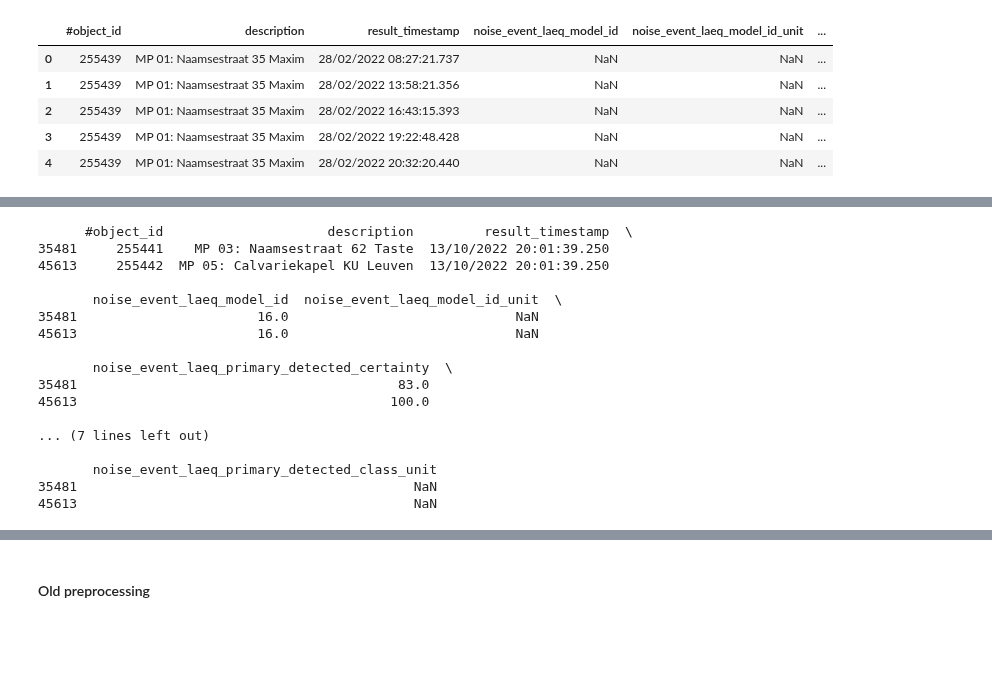
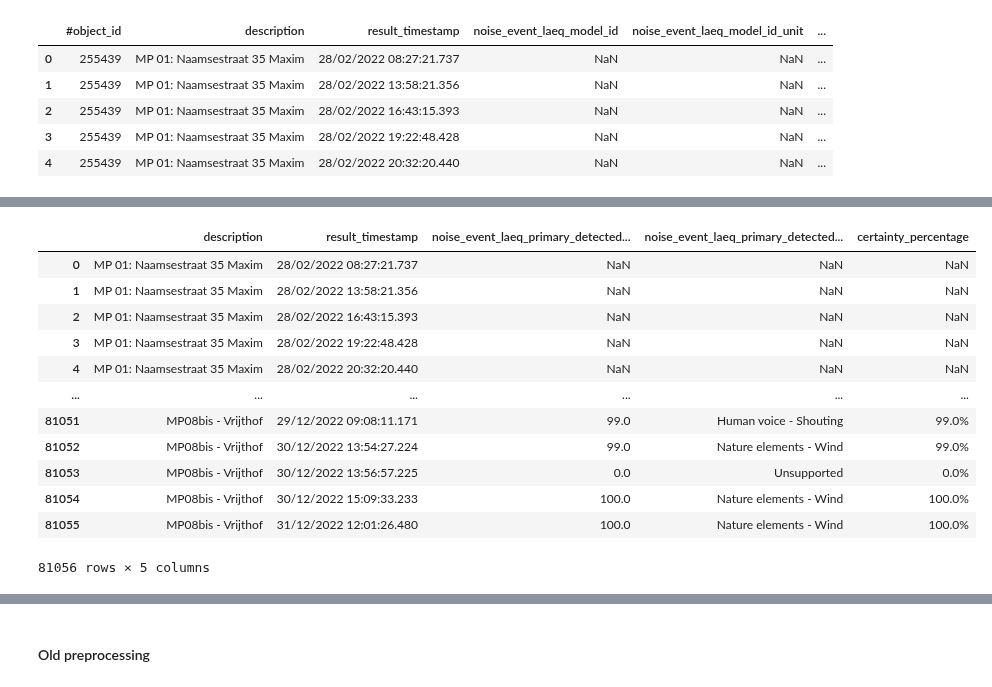
Before and after one commit to lennertvanh/MDA-Georgia, a Jupyter notebook: Preprocessing/Preprocessing.ipynb, the cells around one changed output, grey strips where cells are left out. Cells and saved outputs as stored; diff of their text form; code cells hidden in the pictures; blank space fills up the shorter version.

Commit message:
exported merged data for jan

```diff
--- a/Preprocessing/Preprocessing.ipynb
+++ b/Preprocessing/Preprocessing.ipynb
@@ -949,23 +927,18 @@ Name: result_timestamp, Length: 81053, dtype: int64
-# %%
-filtered_df = combined_event[combined_event['result_timestamp'] == '13/10/2022 20:01:39.250']
-
-# Print the filtered DataFrame
-print(filtered_df)
-# %% [output]
-      #object_id                     description         result_timestamp  \
-35481     255441    MP 03: Naamsestraat 62 Taste  13/10/2022 20:01:39.250
-45613     255442  MP 05: Calvariekapel KU Leuven  13/10/2022 20:01:39.250
-
-       noise_event_laeq_model_id  noise_event_laeq_model_id_unit  \
-35481                       16.0                             NaN
-45613                       16.0                             NaN
-
-       noise_event_laeq_primary_detected_certainty  \
-35481                                         83.0
-45613                                        100.0
-
-... (7 lines left out)
-
-       noise_event_laeq_primary_detected_class_unit
-35481                                           NaN
-45613                                           NaN
+# %%
+# Add a column of certainty in percentage form (in string form)
+combined_event['certainty_percentage'] = combined_event['noise_event_laeq_primary_detected_certainty'].apply(lambda x: f"{x}%" if not pd.isnull(x) else np.nan)
+combined_event.head(10000000)
+# %% [output]
+|  | description | result_timestamp | noise_event_laeq_primary_detected... | noise_event_laeq_primary_detected... | certainty_percentage |
+| 0 | MP 01: Naamsestraat 35 Maxim | 28/02/2022 08:27:21.737 | NaN | NaN | NaN |
+| 1 | MP 01: Naamsestraat 35 Maxim | 28/02/2022 13:58:21.356 | NaN | NaN | NaN |
+| 2 | MP 01: Naamsestraat 35 Maxim | 28/02/2022 16:43:15.393 | NaN | NaN | NaN |
+| 3 | MP 01: Naamsestraat 35 Maxim | 28/02/2022 19:22:48.428 | NaN | NaN | NaN |
+| 4 | MP 01: Naamsestraat 35 Maxim | 28/02/2022 20:32:20.440 | NaN | NaN | NaN |
+| ... | ... | ... | ... | ... | ... |
+| 81051 | MP08bis - Vrijthof | 29/12/2022 09:08:11.171 | 99.0 | Human voice - Shouting | 99.0% |
+| 81052 | MP08bis - Vrijthof | 30/12/2022 13:54:27.224 | 99.0 | Nature elements - Wind | 99.0% |
+| 81053 | MP08bis - Vrijthof | 30/12/2022 13:56:57.225 | 0.0 | Unsupported | 0.0% |
+| 81054 | MP08bis - Vrijthof | 30/12/2022 15:09:33.233 | 100.0 | Nature elements - Wind | 100.0% |
+| 81055 | MP08bis - Vrijthof | 31/12/2022 12:01:26.480 | 100.0 | Nature elements - Wind | 100.0% |
+81056 rows × 5 columns
```
Also changed, not shown: parts of 39 cells of this notebook, 1 other file.
